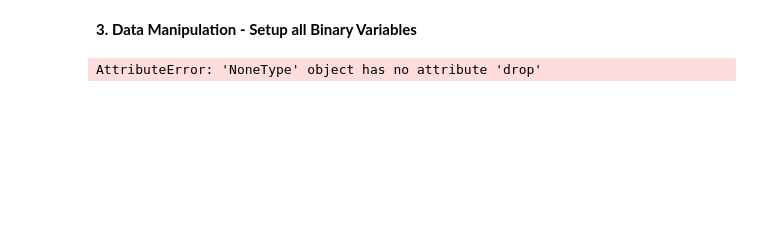
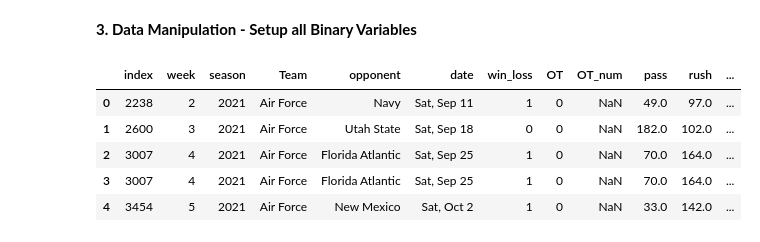
Before and after one commit to sjhawkins24/Group-8-Project, a Jupyter notebook: 01 - Exploration Space/Christian-Exploration-2.ipynb, the cells around one changed output. Cells and saved outputs as stored; diff of their text form; code cells hidden in the pictures; blank space fills up the shorter version.

```diff
--- a/01 - Exploration Space/Christian-Exploration-2.ipynb
+++ b/01 - Exploration Space/Christian-Exploration-2.ipynb
@@ -156,22 +156,27 @@ df_base[mask].head(13)
 # %%
 # Note -- may need to remove "Bye" / non-game weeks prior to engaging in this manipulation
 
 # Merge Opponents Conference onto the dataframe:
 df_base = df_base.merge(df_conference, how = 'left', left_on = 'opponent', right_on = 'Team ID')
-df_base.rename(columns={'Conference ID': 'Opp CONF'}, inplace=True).drop(columns = ['Team ID'], inplace=True)
+df_base.rename(columns={'Conference ID': 'Opp CONF'}, inplace=True)
 
 
 # Create binary columns for each conference in the conference list for the home team
 for conf in conference_list:
     df_base["team " + conf] = (df_base['CONF'] == conf).astype(int)
     df_base["opp " + conf] = (df_base['Opp CONF'] == conf).astype(int)
     df_base['Same CONF'] = (df_base['CONF'] == df_base['Opp CONF']).astype(int)
 
 # Creating the binary columns
 df_base['win_loss'] = (df_base['win_loss'] == 'W').astype(int)
 df_base['OT'] = (df_base['OT'] == True).astype(int)
 df_base['home_game'] = (df_base['home_game'] == True).astype(int)
 
 df_base.head()
 # %% [output]
-AttributeError: 'NoneType' object has no attribute 'drop'
+|  | index | week | season | Team | opponent | date | win_loss | OT | OT_num | pass | rush | ... |
+| 0 | 2238 | 2 | 2021 | Air Force | Navy | Sat, Sep 11 | 1 | 0 | NaN | 49.0 | 97.0 | ... |
+| 1 | 2600 | 3 | 2021 | Air Force | Utah State | Sat, Sep 18 | 0 | 0 | NaN | 182.0 | 102.0 | ... |
+| 2 | 3007 | 4 | 2021 | Air Force | Florida Atlantic | Sat, Sep 25 | 1 | 0 | NaN | 70.0 | 164.0 | ... |
+| 3 | 3007 | 4 | 2021 | Air Force | Florida Atlantic | Sat, Sep 25 | 1 | 0 | NaN | 70.0 | 164.0 | ... |
+| 4 | 3454 | 5 | 2021 | Air Force | New Mexico | Sat, Oct 2 | 1 | 0 | NaN | 33.0 | 142.0 | ... |
```
